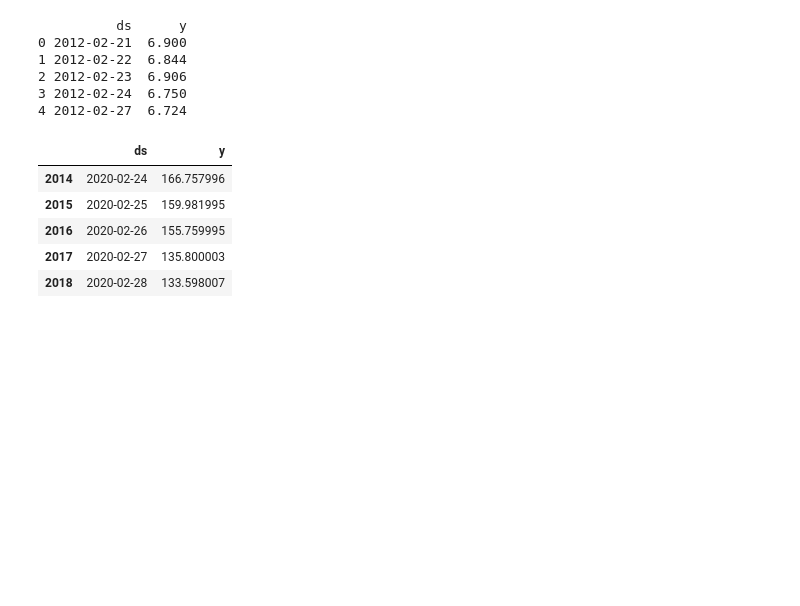
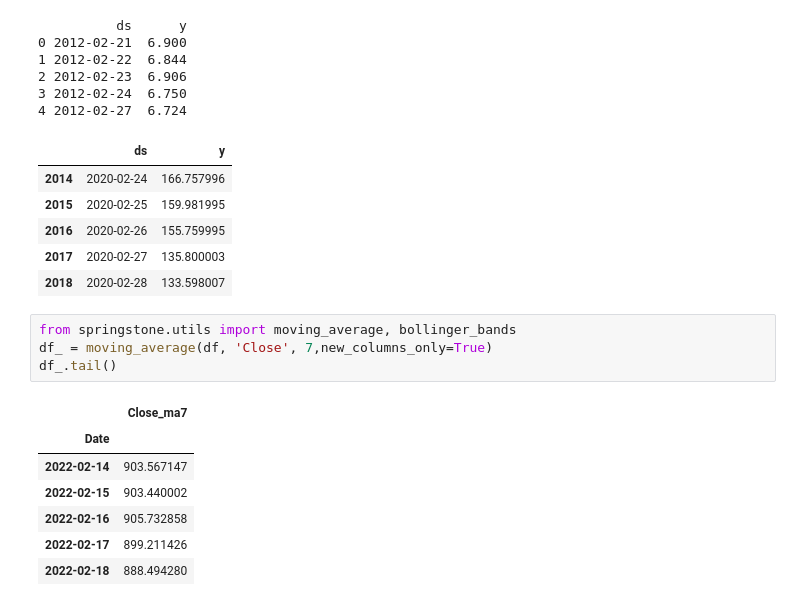
Before and after one commit to brahim-el-merbouh/springstone, a Jupyter notebook: notebooks/brahim_trainer.ipynb, the cells around one changed output. Drawn from its saved outputs; the diff is of its cells as text; blank space fills up the shorter version.

```diff
--- a/notebooks/brahim_trainer.ipynb
+++ b/notebooks/brahim_trainer.ipynb
@@ -49,3 +50,15 @@ data_test.head()
 | 2016 | 2020-02-26 | 155.759995 |
 | 2017 | 2020-02-27 | 135.800003 |
 | 2018 | 2020-02-28 | 133.598007 |
+# %%
+from springstone.utils import moving_average, bollinger_bands
+df_ = moving_average(df, 'Close', 7,new_columns_only=True)
+df_.tail()
+# %% [output]
+|  | Close_ma7 |
+| Date |  |
+| 2022-02-14 | 903.567147 |
+| 2022-02-15 | 903.440002 |
+| 2022-02-16 | 905.732858 |
+| 2022-02-17 | 899.211426 |
+| 2022-02-18 | 888.494280 |
```
Also changed, not shown: parts of 15 cells of this notebook, 3 other files.
